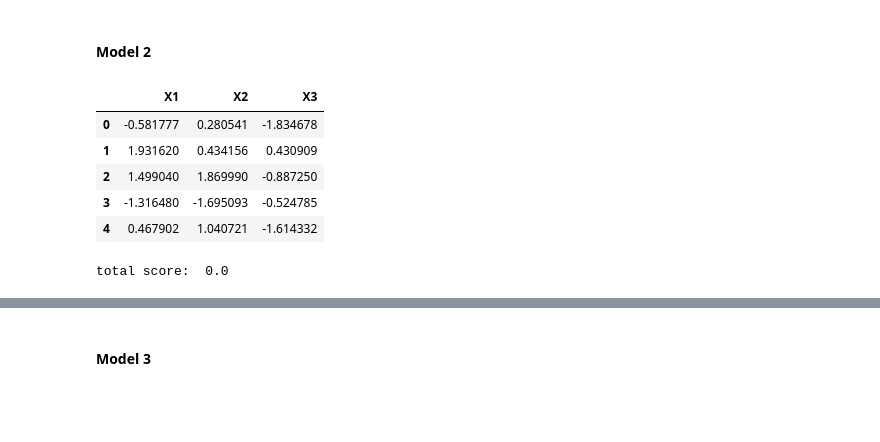
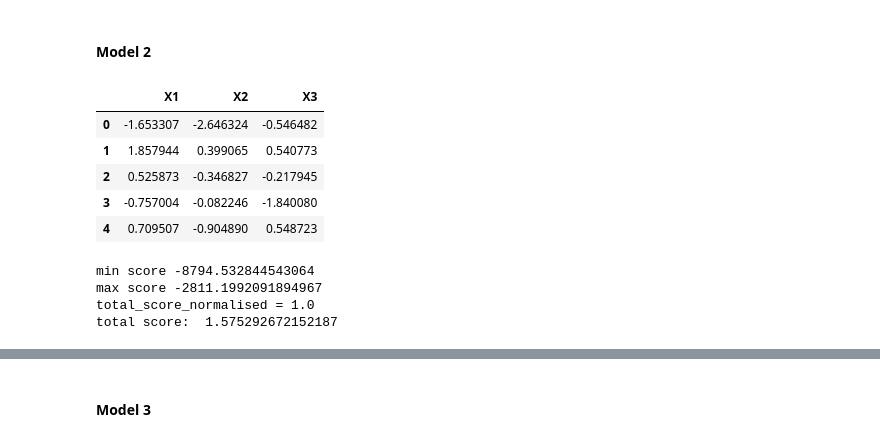
Before and after one commit to catarina-moreira/Structure_Learning_Study, a Jupyter notebook: causal_discovery/structure_MCMC.ipynb, the cells around one changed output, grey strips where cells are left out. Cells and saved outputs as stored; diff of their text form; code cells hidden in the pictures; blank space fills up the shorter version.

```diff
--- a/causal_discovery/structure_MCMC.ipynb
+++ b/causal_discovery/structure_MCMC.ipynb
@@ -1097,36 +1137,42 @@ data
 # %%
 def generate_data(n_samples: int = 1000, intercept = 1, sigma = 0.2):
     # Generate independent variables
+
+    # sample X2 from a normal distribution with center 1 and std 2
+
     X4 = np.random.randn(n_samples)
     X2 = np.random.randn(n_samples)
     X3 = np.random.randn(n_samples)
 
     # Generate X1 as a linear combination of X2 and X3 plus some Gaussian noise
     beta2, beta3 = 0.8, 0.9  # Arbitrarily chosen coefficients
     noise = np.random.randn(n_samples)*sigma # Gaussian noise with standard deviation 0.2
     X1 = intercept + beta2 * X2 + beta3 * X3 + noise
 
     # Combine into a dataframe
     df = pd.DataFrame({'X1': X1, 'X2': X2, 'X3': X3})
 
     return df
 
 # Generate a sample dataset
-data2 = generate_data(n_samples = 200, intercept=1, sigma=0.2)
+data2 = generate_data(n_samples = 2000, intercept=1, sigma=0.05)
 data2.head()
 
 # TODO: you need to recover the betas
 # %% [output]
 |  | X1 | X2 | X3 |
-| 0 | -0.581777 | 0.280541 | -1.834678 |
-| 1 | 1.931620 | 0.434156 | 0.430909 |
-| 2 | 1.499040 | 1.869990 | -0.887250 |
-| 3 | -1.316480 | -1.695093 | -0.524785 |
-| 4 | 0.467902 | 1.040721 | -1.614332 |
+| 0 | -1.653307 | -2.646324 | -0.546482 |
+| 1 | 1.857944 | 0.399065 | 0.540773 |
+| 2 | 0.525873 | -0.346827 | -0.217945 |
+| 3 | -0.757004 | -0.082246 | -1.840080 |
+| 4 | 0.709507 | -0.904890 | 0.548723 |
 # %%
-# compute theoretical marginal likelihood: for each model, compute the marginal likelihood of the data, and then normalize accross all DAGs
+# compute theoretical marginal likelihood: for each model, compute the marginal likelihood of the data, and then normalize across all DAGs
 all_dags_2, total_score_2 = generate_all_dags( data2 )
 
-print( "total score: ", np.round(total_score_2, 4) )
+print( "total score: ", total_score_2 )
 # %% [output]
-total score:  0.0
+min score -8794.532844543064
+max score -2811.1992091894967
+total_score_normalised = 1.0
+total score:  1.575292672152187
```
Also changed, not shown: parts of 25 cells of this notebook, 2 other files.
